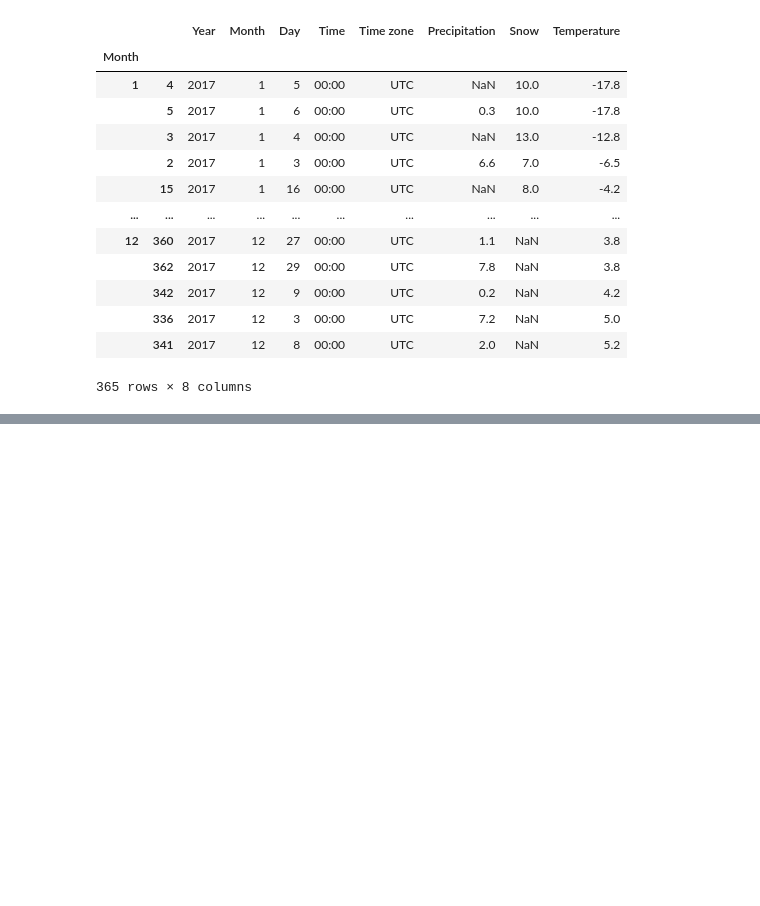
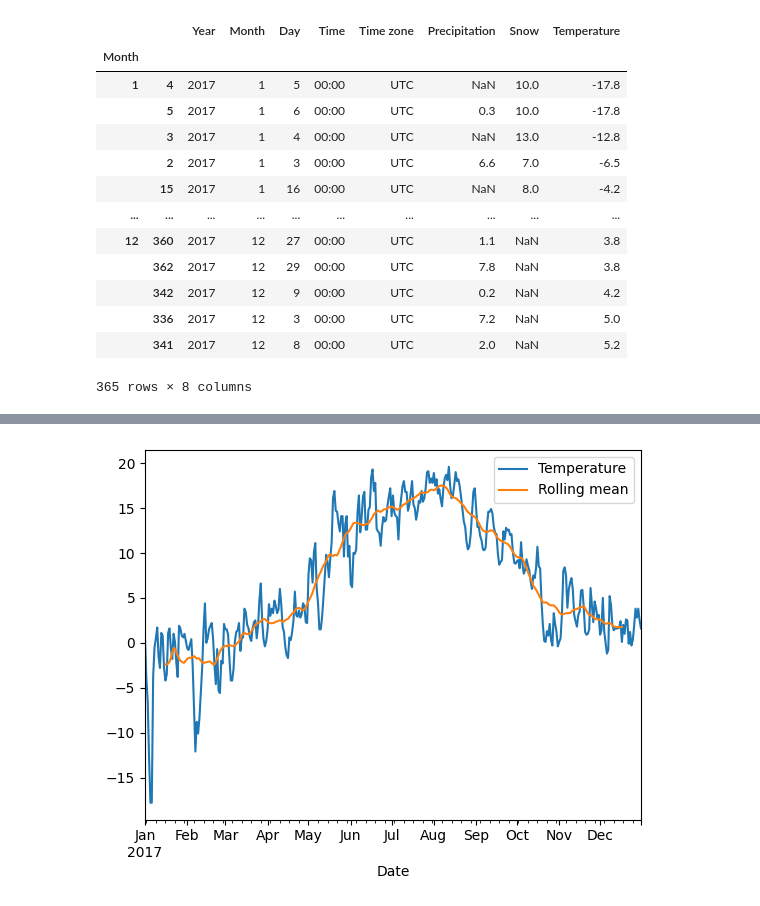
Before and after one commit to henryblu/Data-analysis-with-python, a Jupyter notebook: pandas.ipynb, the cells around one changed output, grey strips where cells are left out. Cells and saved outputs as stored; diff of their text form; code cells hidden in the pictures; blank space fills up the shorter version.

```diff
--- a/pandas.ipynb
+++ b/pandas.ipynb
@@ -708,0 +829,5 @@ wh4.groupby("Month").apply(lambda df : df.sort_values("Temperature"))
+# %%
+data = pd.DataFrame({"Temperature" : wh2.Temperature, "Rolling mean" : rolling.mean()})
+data.plot();
+# %% [output]
+[figure, added]
```
Also changed, not shown: parts of 17 cells of this notebook.
